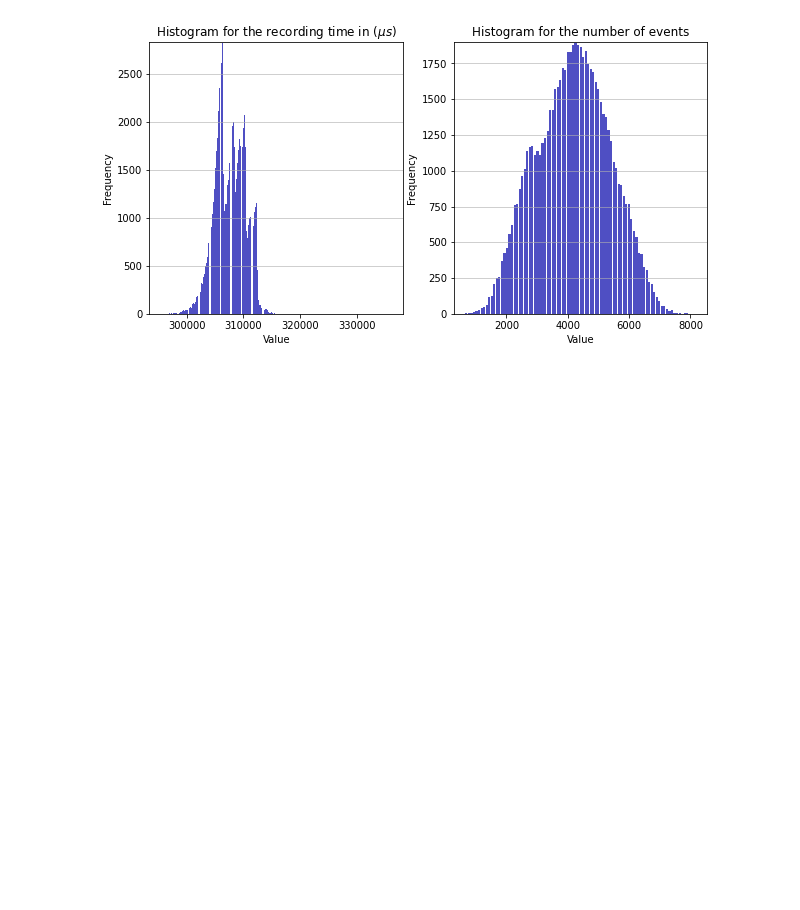
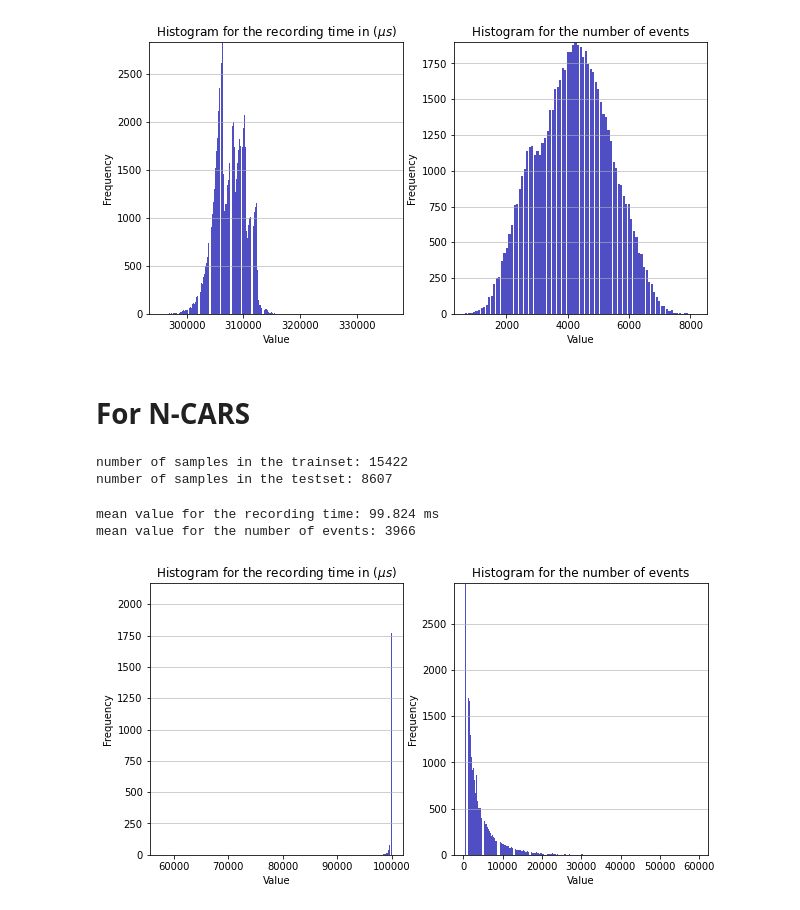
Before and after one commit to SpikeAI/HOTS, a Jupyter notebook: notebooks/DATASET_STATS.ipynb, the cells around one changed output. Drawn from its saved outputs; the diff is of its cells as text; code cells hidden in the pictures; blank space fills up the shorter version.

Commit message:
lr for ncars

```diff
--- a/notebooks/DATASET_STATS.ipynb
+++ b/notebooks/DATASET_STATS.ipynb
@@ -167,3 +167,62 @@ print(f'mean value for the number of events: {int(np.round(np.mean(nbev),0))}')
 mean value for the recording time: 307.663 ms
 mean value for the number of events: 4176
 [figure]
+# %% [markdown]
+# For N-CARS
+# %%
+trainset = tonic.datasets.NCARS(save_to='../Data',
+                                download=False, train = True
+                              )
+testset = tonic.datasets.NCARS(save_to='../Data',
+                                download=False, train = False
+                              )
+
+print(f'number of samples in the trainset: {len(trainset)}')
+print(f'number of samples in the testset: {len(testset)}')
+
+x_index = trainset.ordering.find("x")
+y_index = trainset.ordering.find("y")
+t_index = trainset.ordering.find("t")
+p_index = trainset.ordering.find("p")
+
+train_class = np.zeros(len(trainset.classes))
+test_class = np.zeros(len(trainset.classes))
+nbev = []
+recordingtime = []
+for events, target in trainset:
+    train_class[target]+=1
+    nbev.append(len(events))
+    recordingtime.append(events[:,t_index][-1])
+for events, target in testset:
+    test_class[target]+=1
+    nbev.append(len(events))
+    recordingtime.append(events[:,t_index][-1])
+# %% [output]
+number of samples in the trainset: 15422
+number of samples in the testset: 8607
+# %%
+fig, axs = plt.subplots(1,2, figsize=(10,5))
+for i in range(2):
+    if i == 0:
+        x = recordingtime
+        ttl = 'recording time in ($\mu s$)'
+    else:
+        x = nbev
+        ttl = 'number of events'
+    #hist, bin_edges = np.histogram(x)
+    n, bins, patches = axs[i].hist(x=x, bins='auto', color='#0504aa',
+                                alpha=0.7, rwidth=0.85)
+    axs[i].grid(axis='y', alpha=0.75)
+    axs[i].set_xlabel('Value')
+    axs[i].set_ylabel('Frequency')
+    axs[i].set_title(f'Histogram for the {ttl}')
+    #axs[i].text(23, 45, r'$\mu=15, b=3$')
+    maxfreq = n.max()
+    # Set a clean upper y-axis limit.
+    axs[i].set_ylim(ymax=np.ceil(maxfreq / 10) * 10 if maxfreq % 10 else maxfreq + 10)
+print(f'mean value for the recording time: {np.round(np.mean(recordingtime),0)/1e3} ms')
+print(f'mean value for the number of events: {int(np.round(np.mean(nbev),0))}')
+# %% [output]
+mean value for the recording time: 99.824 ms
+mean value for the number of events: 3966
+[figure, added]
```
Also changed, not shown: parts of 3 cells of this notebook, 5 other files.
